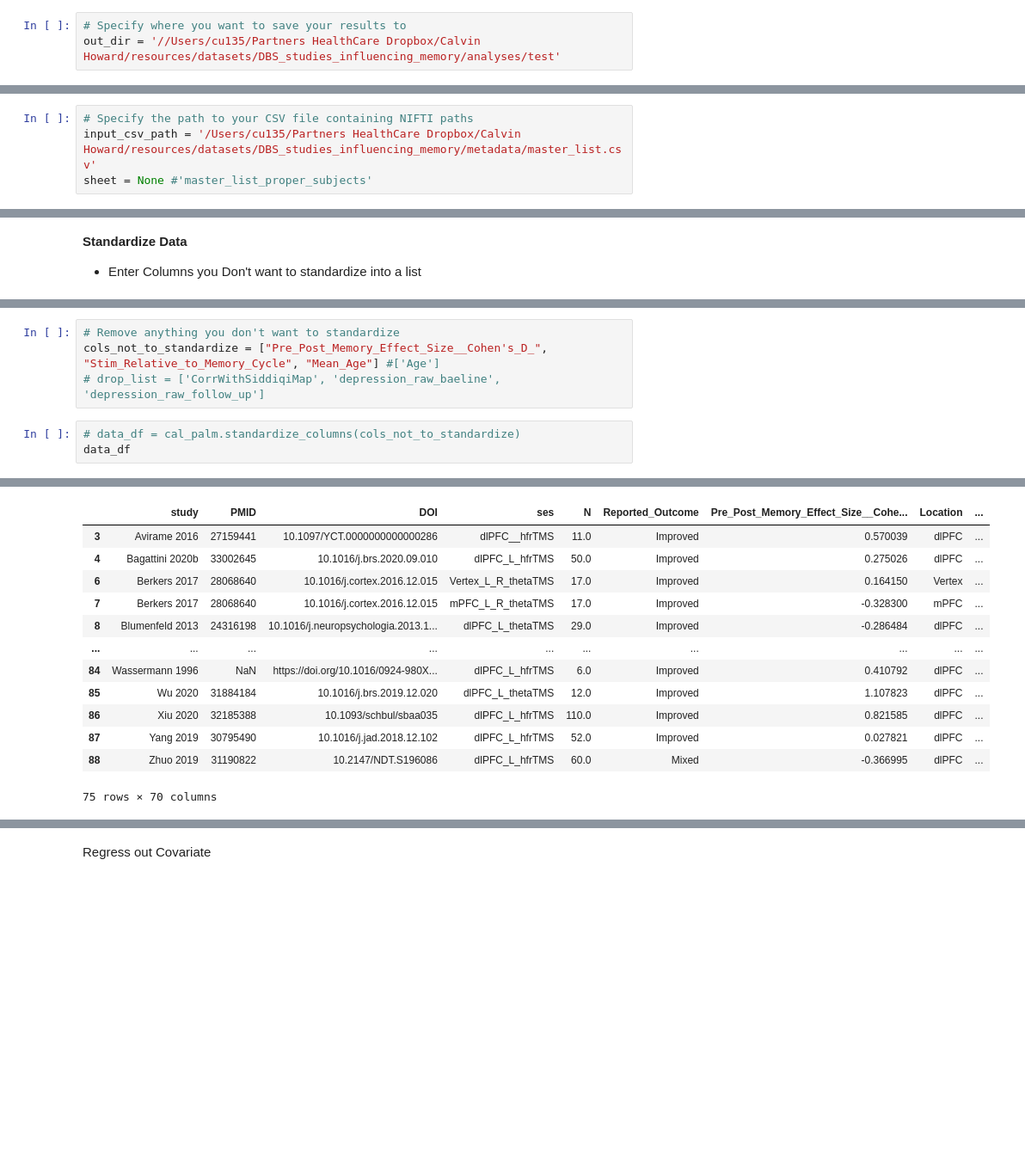
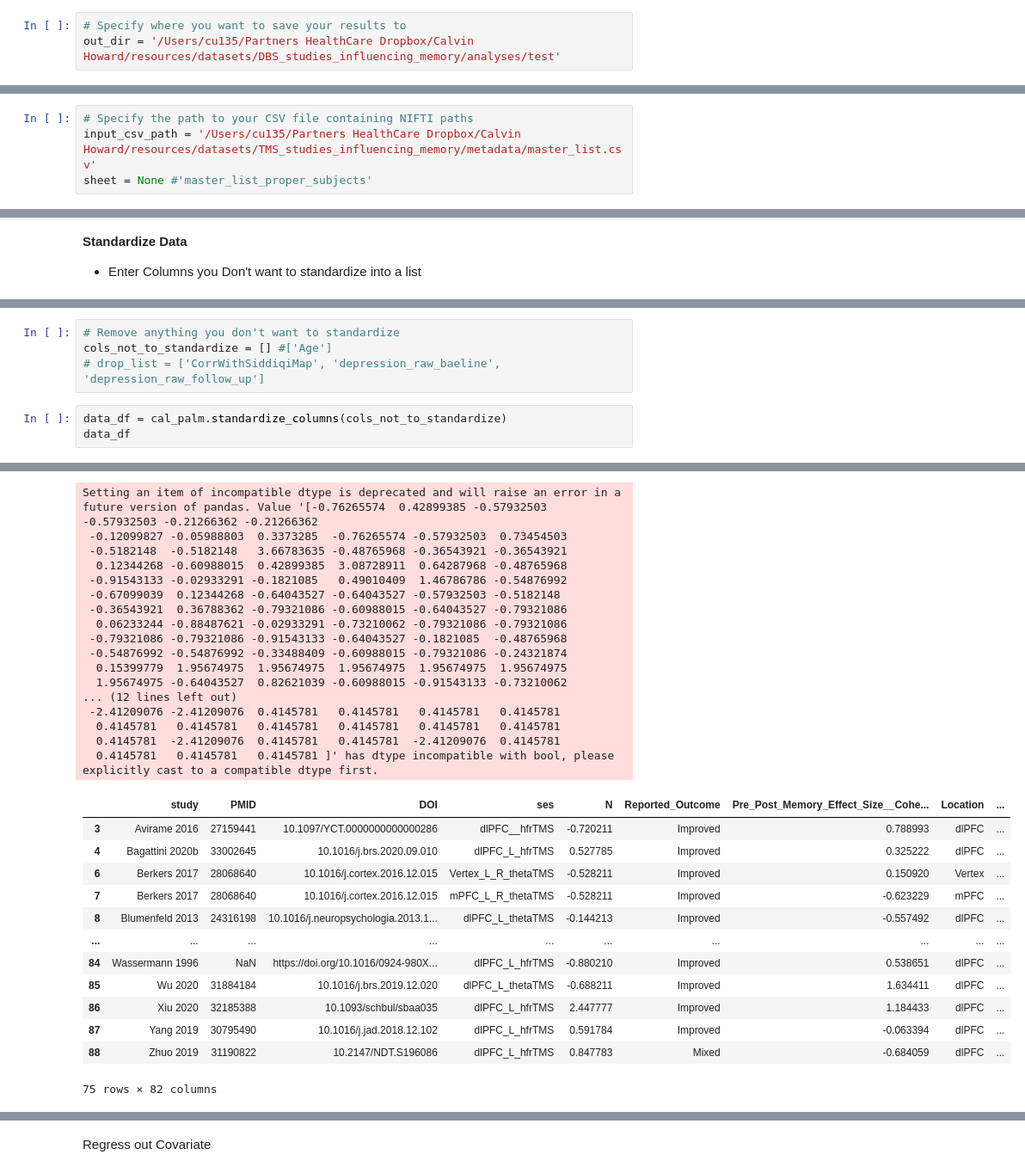
Before and after one commit to Calvinwhow/calvin_utils_project, a Jupyter notebook: notebooks/statistical_notebooks/regression_notebooks/linear_regression_notebook.ipynb, the cells around one changed output, grey strips where cells are left out. Shown at 86% size. Cells and saved outputs as stored; diff of their text form; blank space fills up the shorter version.

```diff
--- a/notebooks/statistical_notebooks/regression_notebooks/linear_regression_notebook.ipynb
+++ b/notebooks/statistical_notebooks/regression_notebooks/linear_regression_notebook.ipynb
@@ -29,12 +29,12 @@ Notes:
 Prep Output Direction
 # %%
 # Specify where you want to save your results to
-out_dir = '//Users/cu135/Partners HealthCare Dropbox/Calvin Howard/resources/datasets/DBS_studies_influencing_memory/analyses/test'
+out_dir = '/Users/cu135/Partners HealthCare Dropbox/Calvin Howard/resources/datasets/DBS_studies_influencing_memory/analyses/test'
 # %% [markdown]
 Import Data
 # %%
 # Specify the path to your CSV file containing NIFTI paths
-input_csv_path = '/Users/cu135/Partners HealthCare Dropbox/Calvin Howard/resources/datasets/DBS_studies_influencing_memory/metadata/master_list.csv'
+input_csv_path = '/Users/cu135/Partners HealthCare Dropbox/Calvin Howard/resources/datasets/TMS_studies_influencing_memory/metadata/master_list.csv'
 sheet = None #'master_list_proper_subjects'
 # %%
 from calvin_utils.permutation_analysis_utils.statsmodels_palm import CalvinStatsmodelsPalm
@@ -183,8 +82,8 @@ Index(['study', 'PMID', 'DOI', 'ses', 'N', 'Reported_Outcome',
 # %%
 # Remove anything you don't want to standardize
-cols_not_to_standardize = ["Pre_Post_Memory_Effect_Size__Cohen's_D_", "Stim_Relative_to_Memory_Cycle", "Mean_Age"] #['Age']
+cols_not_to_standardize = [] #['Age']
 # drop_list = ['CorrWithSiddiqiMap', 'depression_raw_baeline', 'depression_raw_follow_up']
 # %%
-# data_df = cal_palm.standardize_columns(cols_not_to_standardize)
+data_df = cal_palm.standardize_columns(cols_not_to_standardize)
 data_df
 # %% [output]
@@ -191,16 +107,33 @@ data_df
+Setting an item of incompatible dtype is deprecated and will raise an error in a future version of pandas. Value '[-0.76265574  0.42899385 -0.57932503 -0.57932503 -0.21266362 -0.21266362
+ -0.12099827 -0.05988803  0.3373285  -0.76265574 -0.57932503  0.73454503
+ -0.5182148  -0.5182148   3.66783635 -0.48765968 -0.36543921 -0.36543921
+  0.12344268 -0.60988015  0.42899385  3.08728911  0.64287968 -0.48765968
+ -0.91543133 -0.02933291 -0.1821085   0.49010409  1.46786786 -0.54876992
+ -0.67099039  0.12344268 -0.64043527 -0.64043527 -0.57932503 -0.5182148
+ -0.36543921  0.36788362 -0.79321086 -0.60988015 -0.64043527 -0.79321086
+  0.06233244 -0.88487621 -0.02933291 -0.73210062 -0.79321086 -0.79321086
+ -0.79321086 -0.79321086 -0.91543133 -0.64043527 -0.1821085  -0.48765968
+ -0.54876992 -0.54876992 -0.33488409 -0.60988015 -0.79321086 -0.24321874
+  0.15399779  1.95674975  1.95674975  1.95674975  1.95674975  1.95674975
+  1.95674975 -0.64043527  0.82621039 -0.60988015 -0.91543133 -0.73210062
+... (12 lines left out)
+ -2.41209076 -2.41209076  0.4145781   0.4145781   0.4145781   0.4145781
+  0.4145781   0.4145781   0.4145781   0.4145781   0.4145781   0.4145781
+  0.4145781  -2.41209076  0.4145781   0.4145781  -2.41209076  0.4145781
+  0.4145781   0.4145781   0.4145781 ]' has dtype incompatible with bool, please explicitly cast to a compatible dtype first.
 |  | study | PMID | DOI | ses | N | Reported_Outcome | Pre_Post_Memory_Effect_Size__Cohe... | Location | ... |
-| 3 | Avirame 2016 | 27159441 | 10.1097/YCT.0000000000000286 | dlPFC__hfrTMS | 11.0 | Improved | 0.570039 | dlPFC | ... |
-| 4 | Bagattini 2020b | 33002645 | 10.1016/j.brs.2020.09.010 | dlPFC_L_hfrTMS | 50.0 | Improved | 0.275026 | dlPFC | ... |
-| 6 | Berkers 2017 | 28068640 | 10.1016/j.cortex.2016.12.015 | Vertex_L_R_thetaTMS | 17.0 | Improved | 0.164150 | Vertex | ... |
-| 7 | Berkers 2017 | 28068640 | 10.1016/j.cortex.2016.12.015 | mPFC_L_R_thetaTMS | 17.0 | Improved | -0.328300 | mPFC | ... |
-| 8 | Blumenfeld 2013 | 24316198 | 10.1016/j.neuropsychologia.2013.1... | dlPFC_L_thetaTMS | 29.0 | Improved | -0.286484 | dlPFC | ... |
+| 3 | Avirame 2016 | 27159441 | 10.1097/YCT.0000000000000286 | dlPFC__hfrTMS | -0.720211 | Improved | 0.788993 | dlPFC | ... |
+| 4 | Bagattini 2020b | 33002645 | 10.1016/j.brs.2020.09.010 | dlPFC_L_hfrTMS | 0.527785 | Improved | 0.325222 | dlPFC | ... |
+| 6 | Berkers 2017 | 28068640 | 10.1016/j.cortex.2016.12.015 | Vertex_L_R_thetaTMS | -0.528211 | Improved | 0.150920 | Vertex | ... |
+| 7 | Berkers 2017 | 28068640 | 10.1016/j.cortex.2016.12.015 | mPFC_L_R_thetaTMS | -0.528211 | Improved | -0.623229 | mPFC | ... |
+| 8 | Blumenfeld 2013 | 24316198 | 10.1016/j.neuropsychologia.2013.1... | dlPFC_L_thetaTMS | -0.144213 | Improved | -0.557492 | dlPFC | ... |
 | ... | ... | ... | ... | ... | ... | ... | ... | ... | ... |
-| 84 | Wassermann 1996 | NaN | https://doi.org/10.1016/0924-980X... | dlPFC_L_hfrTMS | 6.0 | Improved | 0.410792 | dlPFC | ... |
-| 85 | Wu 2020 | 31884184 | 10.1016/j.brs.2019.12.020 | dlPFC_L_thetaTMS | 12.0 | Improved | 1.107823 | dlPFC | ... |
-| 86 | Xiu 2020 | 32185388 | 10.1093/schbul/sbaa035 | dlPFC_L_hfrTMS | 110.0 | Improved | 0.821585 | dlPFC | ... |
-| 87 | Yang 2019 | 30795490 | 10.1016/j.jad.2018.12.102 | dlPFC_L_hfrTMS | 52.0 | Improved | 0.027821 | dlPFC | ... |
-| 88 | Zhuo 2019 | 31190822 | 10.2147/NDT.S196086 | dlPFC_L_hfrTMS | 60.0 | Mixed | -0.366995 | dlPFC | ... |
+| 84 | Wassermann 1996 | NaN | https://doi.org/10.1016/0924-980X... | dlPFC_L_hfrTMS | -0.880210 | Improved | 0.538651 | dlPFC | ... |
+| 85 | Wu 2020 | 31884184 | 10.1016/j.brs.2019.12.020 | dlPFC_L_thetaTMS | -0.688211 | Improved | 1.634411 | dlPFC | ... |
+| 86 | Xiu 2020 | 32185388 | 10.1093/schbul/sbaa035 | dlPFC_L_hfrTMS | 2.447777 | Improved | 1.184433 | dlPFC | ... |
+| 87 | Yang 2019 | 30795490 | 10.1016/j.jad.2018.12.102 | dlPFC_L_hfrTMS | 0.591784 | Improved | -0.063394 | dlPFC | ... |
+| 88 | Zhuo 2019 | 31190822 | 10.2147/NDT.S196086 | dlPFC_L_hfrTMS | 0.847783 | Mixed | -0.684059 | dlPFC | ... |
-75 rows × 70 columns
+75 rows × 82 columns
 # %%
 data_df.columns
 # %% [output]
```
Also changed, not shown: parts of 20 cells of this notebook, 18 other files.
